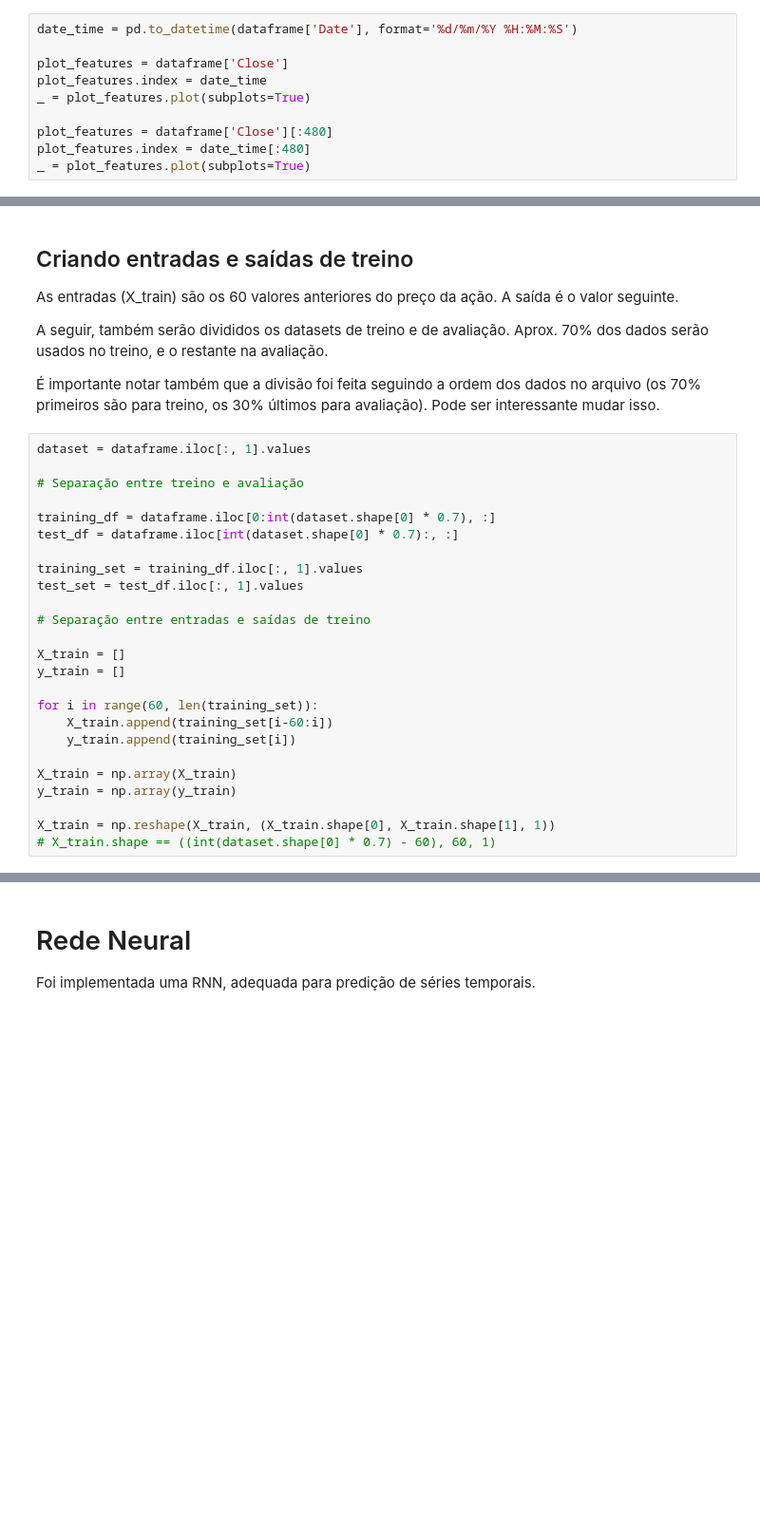
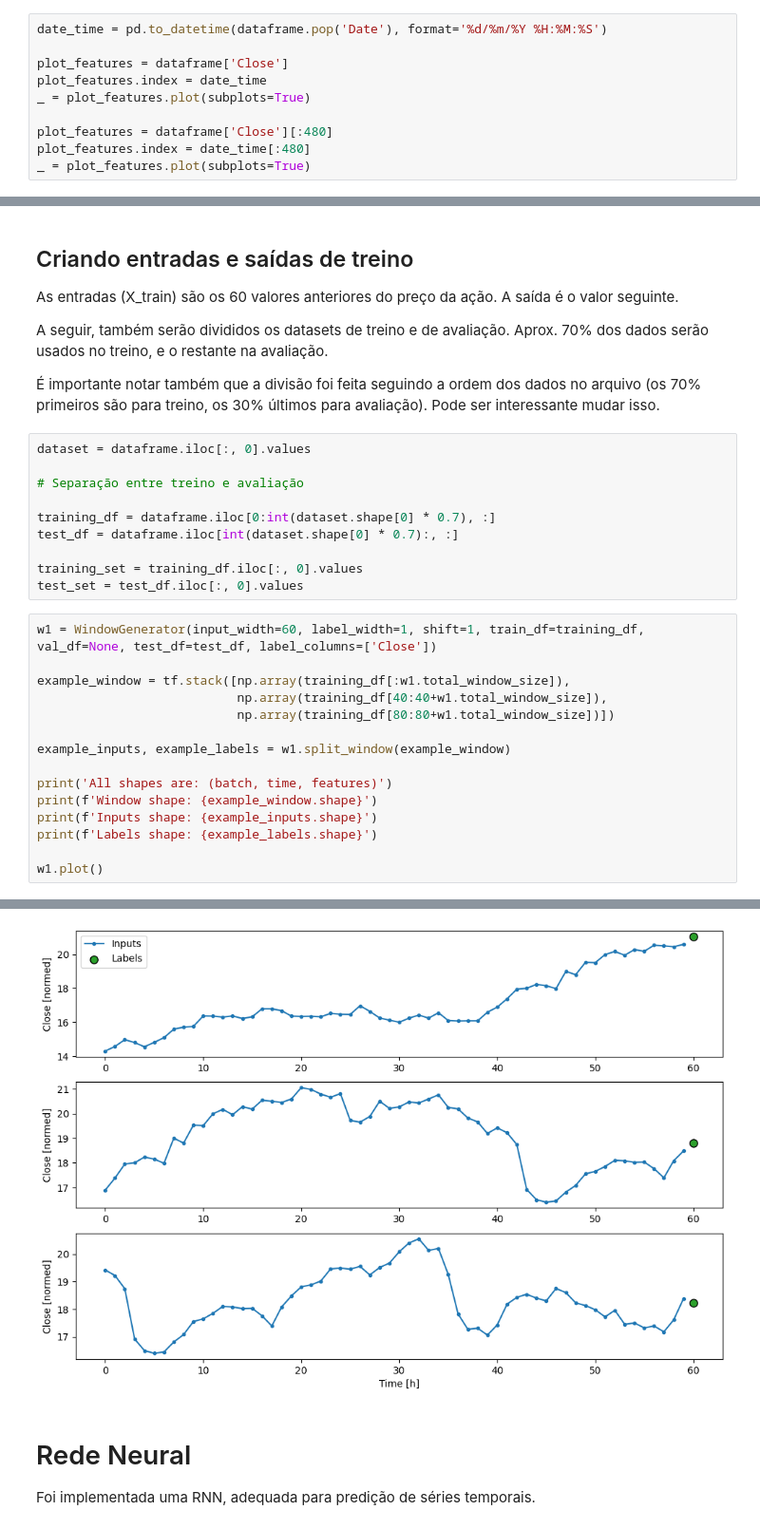
Before and after one commit to lmcosta10/stock-prediction, a Jupyter notebook: notebook.ipynb, the cells around one changed output, grey strips where cells are left out. Shown at 95% size. Drawn from its saved outputs; the diff is of its cells as text; blank space fills up the shorter version.

Commit message:
refactor: use data windows instead of Xs and ys

```diff
--- a/notebook.ipynb
+++ b/notebook.ipynb
@@ -30,7 +29,7 @@ dataframe['Close'] = pd.to_numeric(dataframe['Close'])
 # %% [markdown]
 ## Visualizar dados
 # %%
-date_time = pd.to_datetime(dataframe['Date'], format='%d/%m/%Y %H:%M:%S')
+date_time = pd.to_datetime(dataframe.pop('Date'), format='%d/%m/%Y %H:%M:%S')
 
 plot_features = dataframe['Close']
 plot_features.index = date_time
@@ -67,27 +66,28 @@ usados no treino, e o restante na avaliação.
 É importante notar também que a divisão foi feita seguindo a ordem dos dados no arquivo (os 70%
 primeiros são para treino, os 30% últimos para avaliação). Pode ser interessante mudar isso.
 # %%
-dataset = dataframe.iloc[:, 1].values
+dataset = dataframe.iloc[:, 0].values
 
 # Separação entre treino e avaliação
 
 training_df = dataframe.iloc[0:int(dataset.shape[0] * 0.7), :]
 test_df = dataframe.iloc[int(dataset.shape[0] * 0.7):, :]
 
-training_set = training_df.iloc[:, 1].values
-test_set = test_df.iloc[:, 1].values
-
-# Separação entre entradas e saídas de treino
-
-X_train = []
-y_train = []
-
-for i in range(60, len(training_set)):
-    X_train.append(training_set[i-60:i])
-    y_train.append(training_set[i])
-
-X_train = np.array(X_train)
-y_train = np.array(y_train)
-
-X_train = np.reshape(X_train, (X_train.shape[0], X_train.shape[1], 1))
-# X_train.shape == ((int(dataset.shape[0] * 0.7) - 60), 60, 1)
+training_set = training_df.iloc[:, 0].values
+test_set = test_df.iloc[:, 0].values
+# %%
+w1 = WindowGenerator(input_width=60, label_width=1, shift=1, train_df=training_df, val_df=None, test_df=test_df, label_columns=['Close'])
+
+example_window = tf.stack([np.array(training_df[:w1.total_window_size]),
+                           np.array(training_df[40:40+w1.total_window_size]),
+                           np.array(training_df[80:80+w1.total_window_size])])
+
+example_inputs, example_labels = w1.split_window(example_window)
+
+print('All shapes are: (batch, time, features)')
+print(f'Window shape: {example_window.shape}')
+print(f'Inputs shape: {example_inputs.shape}')
+print(f'Labels shape: {example_labels.shape}')
+
+w1.plot()
+# %% [output]
@@ -94,3 +98,4 @@ X_train = np.reshape(X_train, (X_train.shape[0], X_train.shape[1], 1))
+[figure, added]
 # %% [markdown]
 # Rede Neural
 
```
Also changed, not shown: parts of 8 cells of this notebook, 1 other file.
